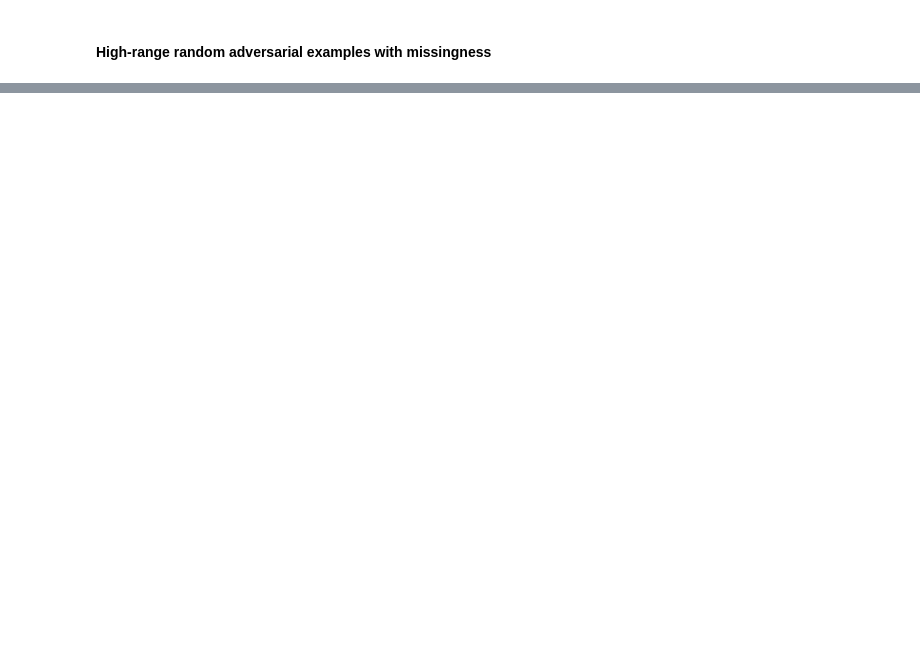
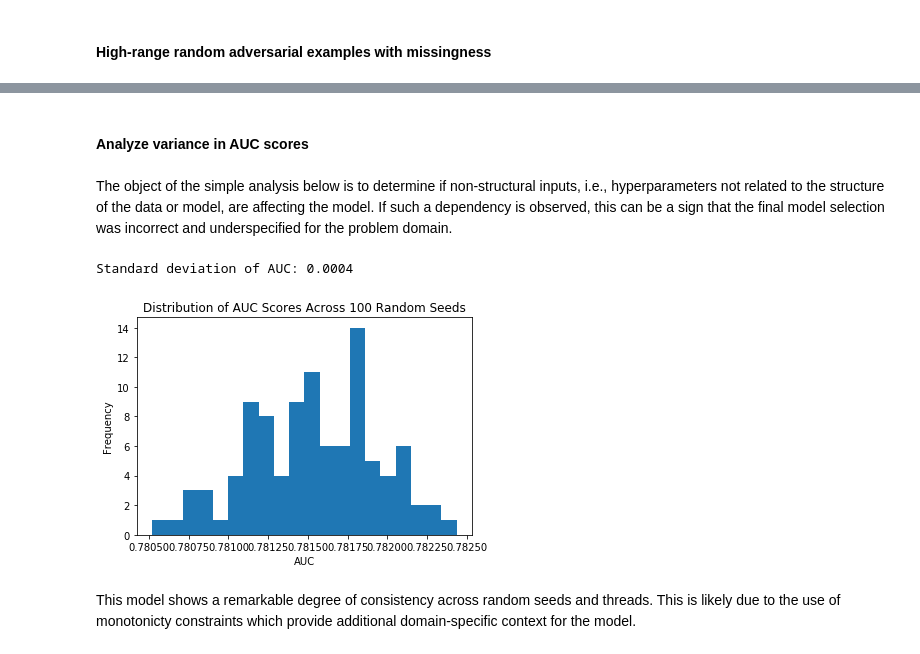
Before and after one commit to jphall663/interpretable_machine_learning_with_python, a Jupyter notebook: debugging_sens_analysis_redux.ipynb, the cells around one changed output, grey strips where cells are left out. Saved outputs shown, nothing was run; the diff lists cells and outputs as text; code cells hidden in the pictures; blank space fills up the shorter version.

Commit message:
new underspecification example, but having repro problems ...

```diff
--- a/debugging_sens_analysis_redux.ipynb
+++ b/debugging_sens_analysis_redux.ipynb
@@ -1160,3 +1281,16 @@ Any of the above values could be used in an adversarial integrity or DOS attack
+# %% [markdown]
+#### Analyze variance in AUC scores
+# %% [markdown]
+The object of the simple analysis below is to determine if non-structural inputs, i.e., hyperparameters not related to the structure of the data or model, are affecting the model. If such a dependency is observed, this can be a sign that the final model selection was incorrect and underspecified for the problem domain.
+# %%
+ax = aucs['AUC'].plot(kind='hist', bins=20, title='Distribution of AUC Scores Across 100 Random Seeds')
+_ = ax.set_xlabel('AUC')
+print('Standard deviation of AUC: %.4f' % aucs['AUC'].std())
+# %% [output]
+Standard deviation of AUC: 0.0004
+[figure, added]
+# %% [markdown]
+This model shows a remarkable degree of consistency across random seeds and threads. This is likely due to the use of monotonicty constraints which provide additional domain-specific context for the model.
 # %% [markdown]
 #### Conclusion
 
```
Also changed, not shown: parts of 26 cells of this notebook.
